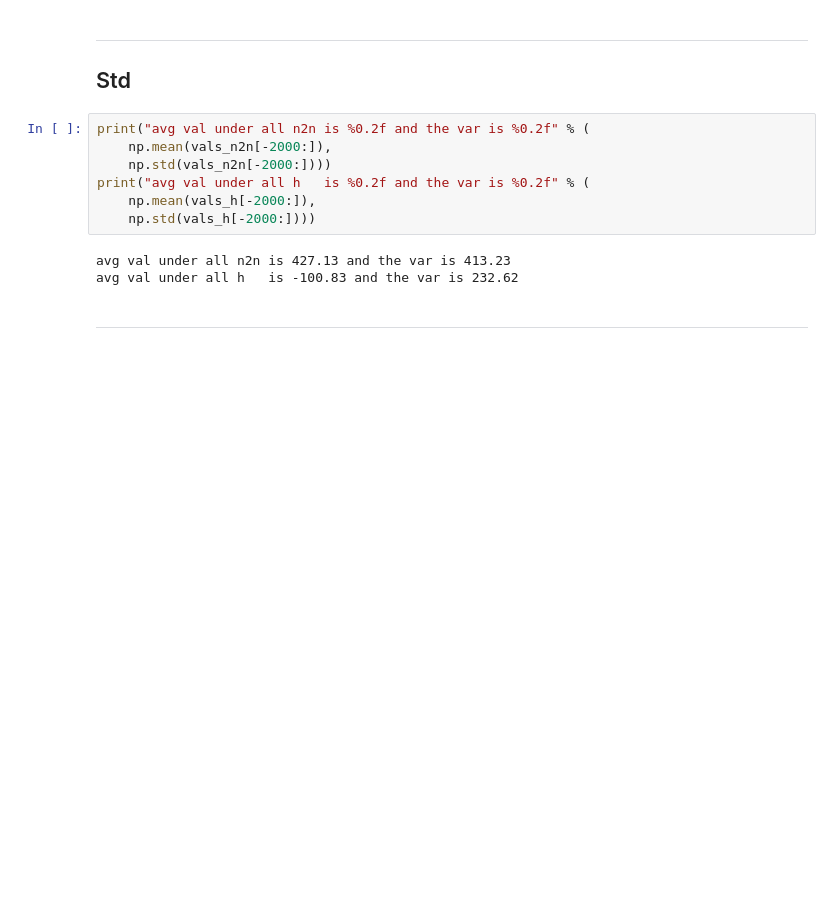
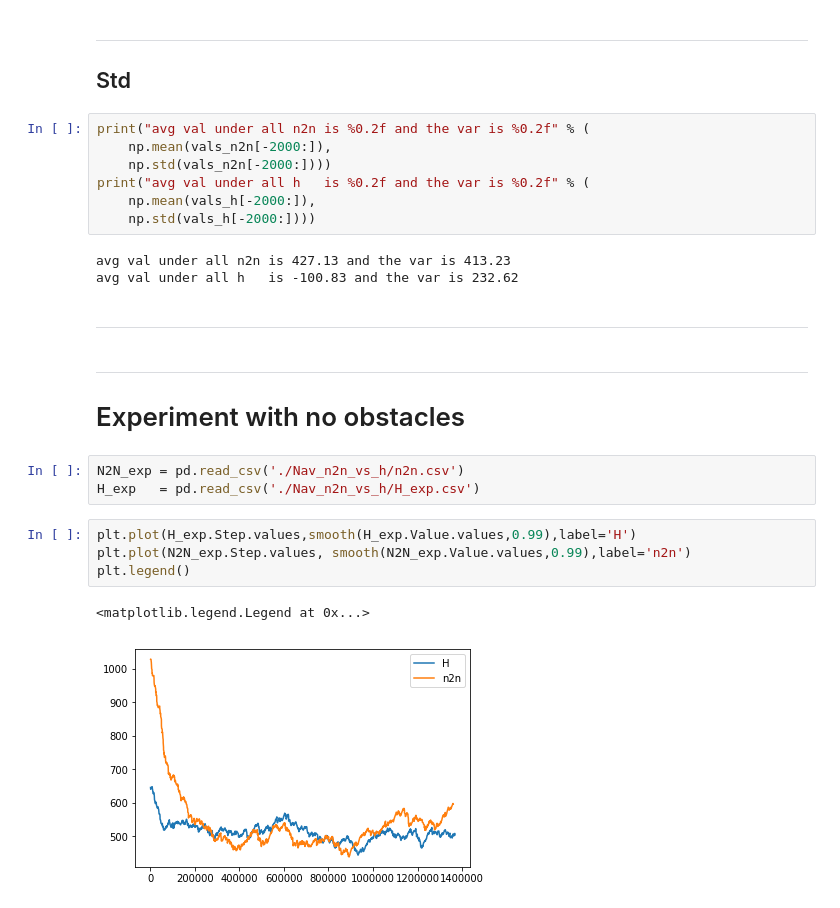
Before and after one commit to NotAnyMike/HRL, a Jupyter notebook: notebooks/Nav n2n vs hierarchical.ipynb, the cells around one changed output. Cells and saved outputs as stored; diff of their text form; blank space fills up the shorter version.

Commit message:
adding analysis of exp on H and N2n in Nav with no obstacles

```diff
--- a/notebooks/Nav n2n vs hierarchical.ipynb
+++ b/notebooks/Nav n2n vs hierarchical.ipynb
@@ -157,3 +158,17 @@ avg val under all n2n is 427.13 and the var is 413.23
 avg val under all h   is -100.83 and the var is 232.62
 # %% [markdown]
 ---
+# %% [markdown]
+---
+
+# Experiment with no obstacles
+# %%
+N2N_exp = pd.read_csv('./Nav_n2n_vs_h/n2n.csv')
+H_exp   = pd.read_csv('./Nav_n2n_vs_h/H_exp.csv')
+# %%
+plt.plot(H_exp.Step.values,smooth(H_exp.Value.values,0.99),label='H')
+plt.plot(N2N_exp.Step.values, smooth(N2N_exp.Value.values,0.99),label='n2n')
+plt.legend()
+# %% [output]
+<matplotlib.legend.Legend at 0x...>
+[figure, added]
```
Also changed, not shown: parts of 3 cells of this notebook, 2 other files.
